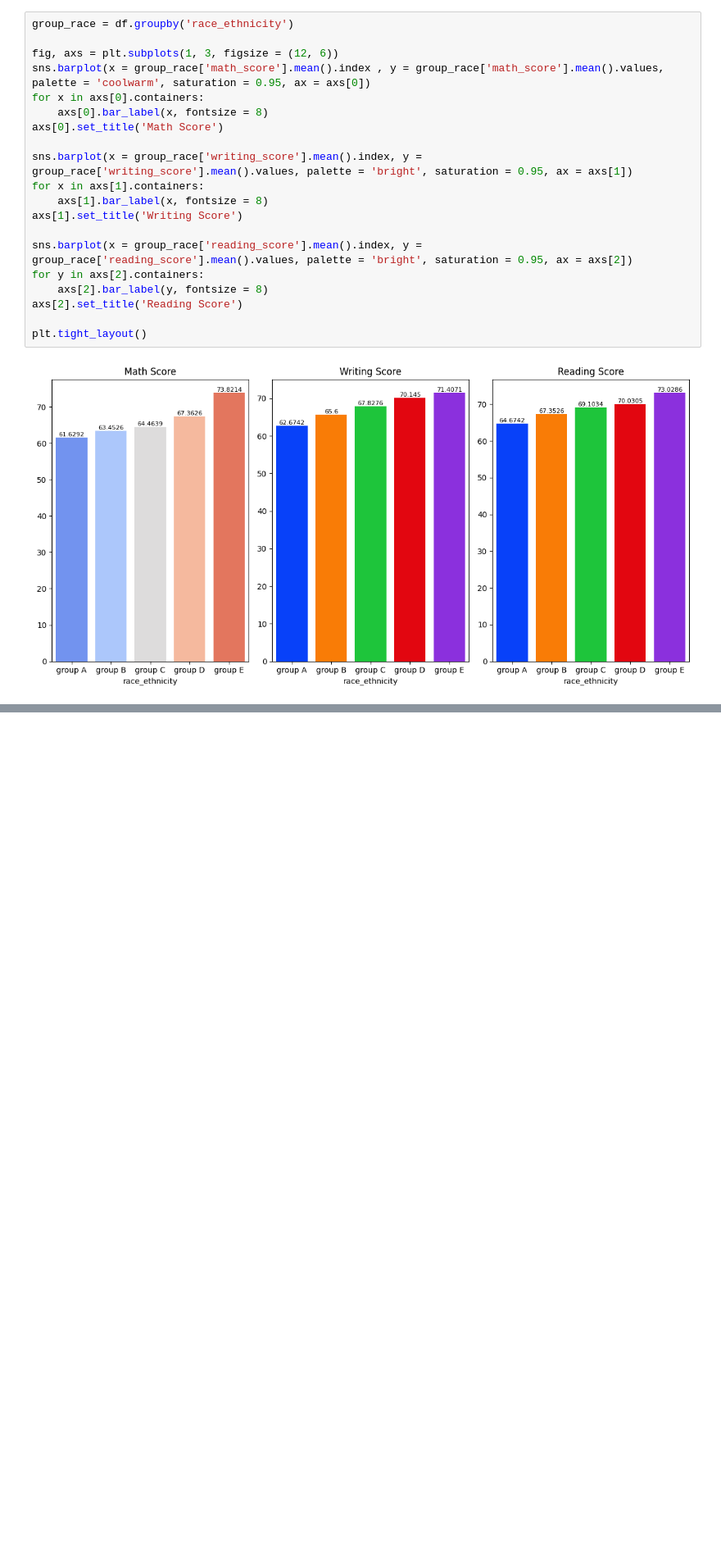
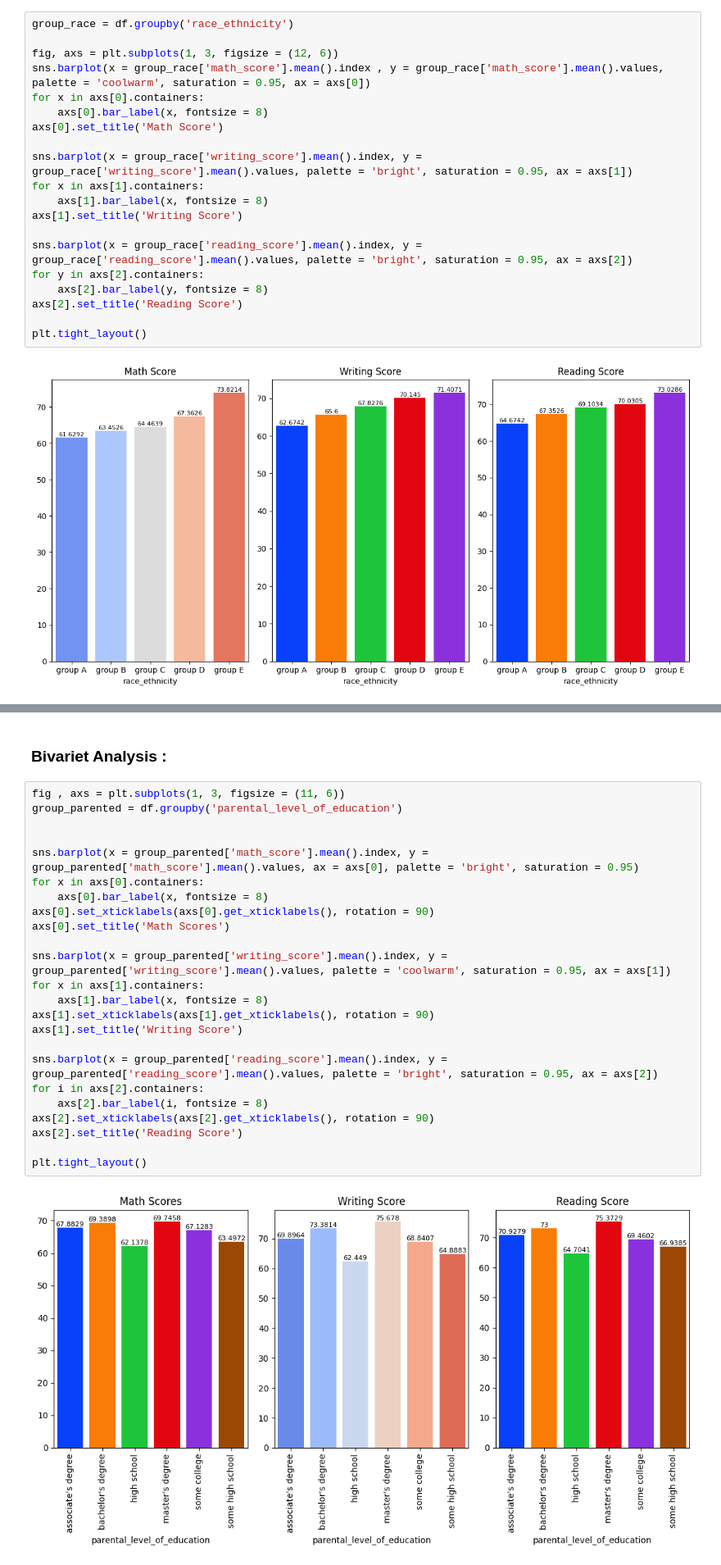
Before and after one commit to themaheshsalpure/mlproject, a Jupyter notebook: notebook/data/EDA_Student_performance.ipynb, the cells around one changed output, grey strips where cells are left out. Shown at 82% size. Drawn from its saved outputs; the diff is of its cells as text; blank space fills up the shorter version.

```diff
--- a/notebook/data/EDA_Student_performance.ipynb
+++ b/notebook/data/EDA_Student_performance.ipynb
@@ -561,0 +499,28 @@ group A
+# %% [markdown]
+### Bivariet Analysis :
+# %%
+fig , axs = plt.subplots(1, 3, figsize = (11, 6))
+group_parented = df.groupby('parental_level_of_education')
+
+
+sns.barplot(x = group_parented['math_score'].mean().index, y = group_parented['math_score'].mean().values, ax = axs[0], palette = 'bright', saturation = 0.95)
+for x in axs[0].containers:
+    axs[0].bar_label(x, fontsize = 8)
+axs[0].set_xticklabels(axs[0].get_xticklabels(), rotation = 90)
+axs[0].set_title('Math Scores')
+
+sns.barplot(x = group_parented['writing_score'].mean().index, y = group_parented['writing_score'].mean().values, palette = 'coolwarm', saturation = 0.95, ax = axs[1])
+for x in axs[1].containers:
+    axs[1].bar_label(x, fontsize = 8)
+axs[1].set_xticklabels(axs[1].get_xticklabels(), rotation = 90)
+axs[1].set_title('Writing Score')
+
+sns.barplot(x = group_parented['reading_score'].mean().index, y = group_parented['reading_score'].mean().values, palette = 'bright', saturation = 0.95, ax = axs[2])
+for i in axs[2].containers:
+    axs[2].bar_label(i, fontsize = 8)
+axs[2].set_xticklabels(axs[2].get_xticklabels(), rotation = 90)
+axs[2].set_title('Reading Score')
+
+plt.tight_layout()
+# %% [output]
+[figure, added]
```
Also changed, not shown: parts of 16 cells of this notebook, 1 other file.
